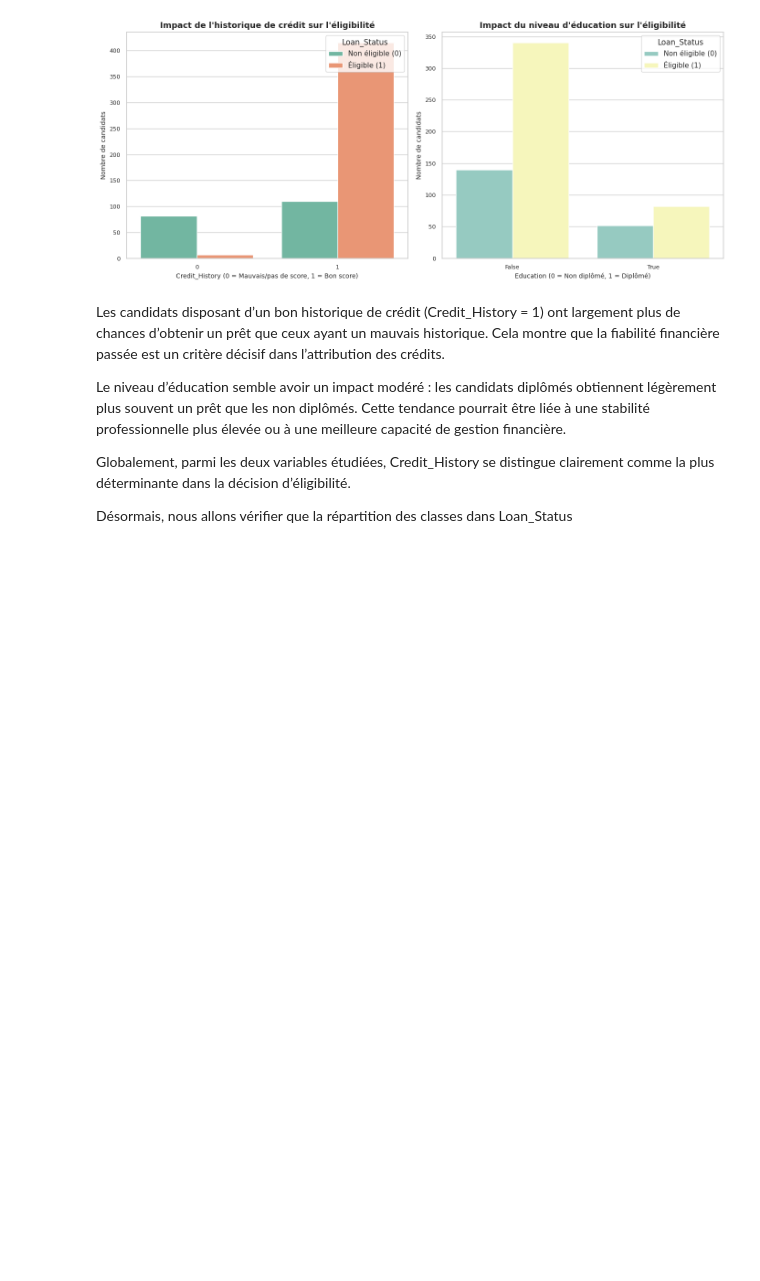
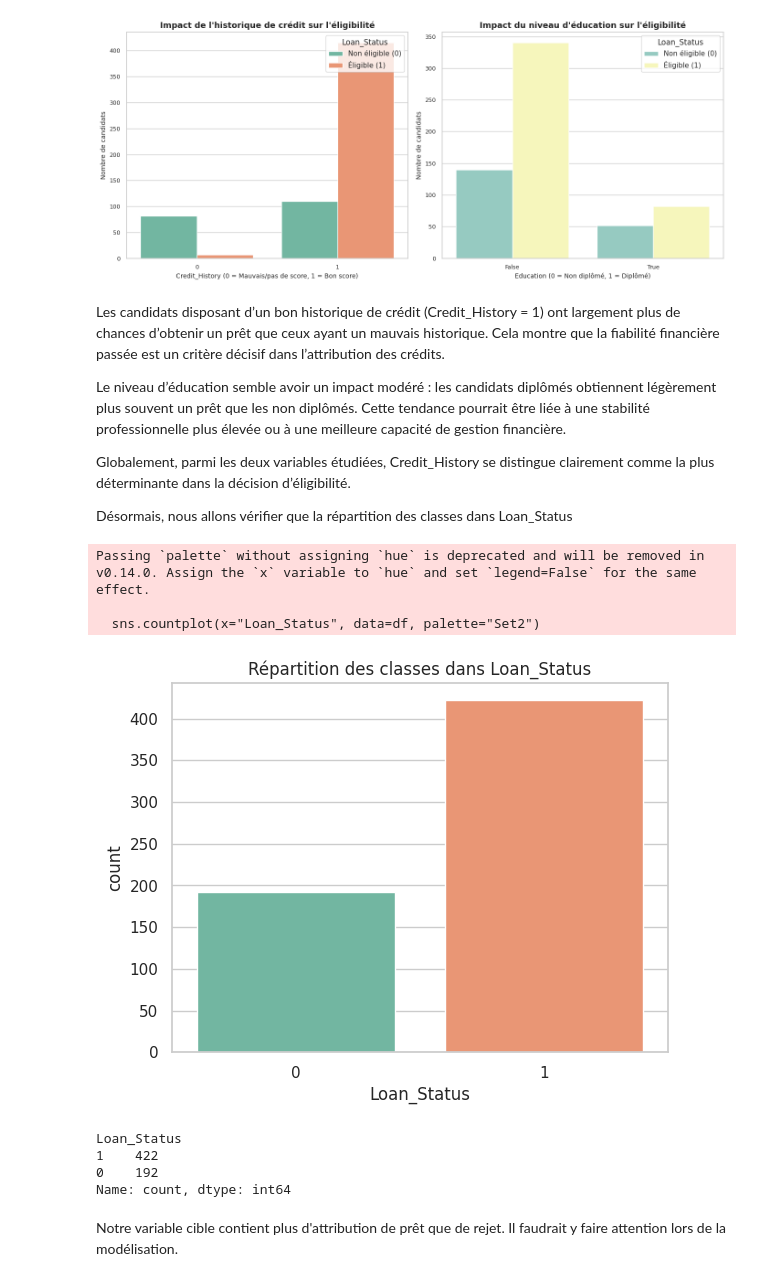
Before and after one commit to ach224/Prediction_eligibilite_pret_bancaire, a Jupyter notebook: Projet_1_–_Prédiction_de_l’éligibilité_à_un_prêt_bancaire.ipynb, the cells around one changed output. Cells and saved outputs as stored; diff of their text form; code cells hidden in the pictures; blank space fills up the shorter version.

Commit message:
Répartition des classes dans la variable Loan_Status

```diff
--- a/Projet_1_–_Prédiction_de_l’éligibilité_à_un_prêt_bancaire.ipynb
+++ b/Projet_1_–_Prédiction_de_l’éligibilité_à_un_prêt_bancaire.ipynb
@@ -528,3 +528,20 @@ Cette tendance pourrait être liée à une stabilité professionnelle plus élev
 Globalement, parmi les deux variables étudiées, Credit_History se distingue clairement comme la plus déterminante dans la décision d’éligibilité.
 
 Désormais, nous allons vérifier que la répartition des classes dans Loan_Status
+# %%
+# Répartition des classes dans la variable Loan_Status
+sns.countplot(x="Loan_Status", data=df, palette="Set2")
+plt.title("Répartition des classes dans Loan_Status")
+plt.show()
+print(df["Loan_Status"].value_counts())
+# %% [output]
+Passing `palette` without assigning `hue` is deprecated and will be removed in v0.14.0. Assign the `x` variable to `hue` and set `legend=False` for the same effect.
+
+  sns.countplot(x="Loan_Status", data=df, palette="Set2")
+[figure, added]
+Loan_Status
+1    422
+0    192
+Name: count, dtype: int64
+# %% [markdown]
+Notre variable cible contient plus d'attribution de prêt que de rejet. Il faudrait y faire attention lors de la modélisation.
```
